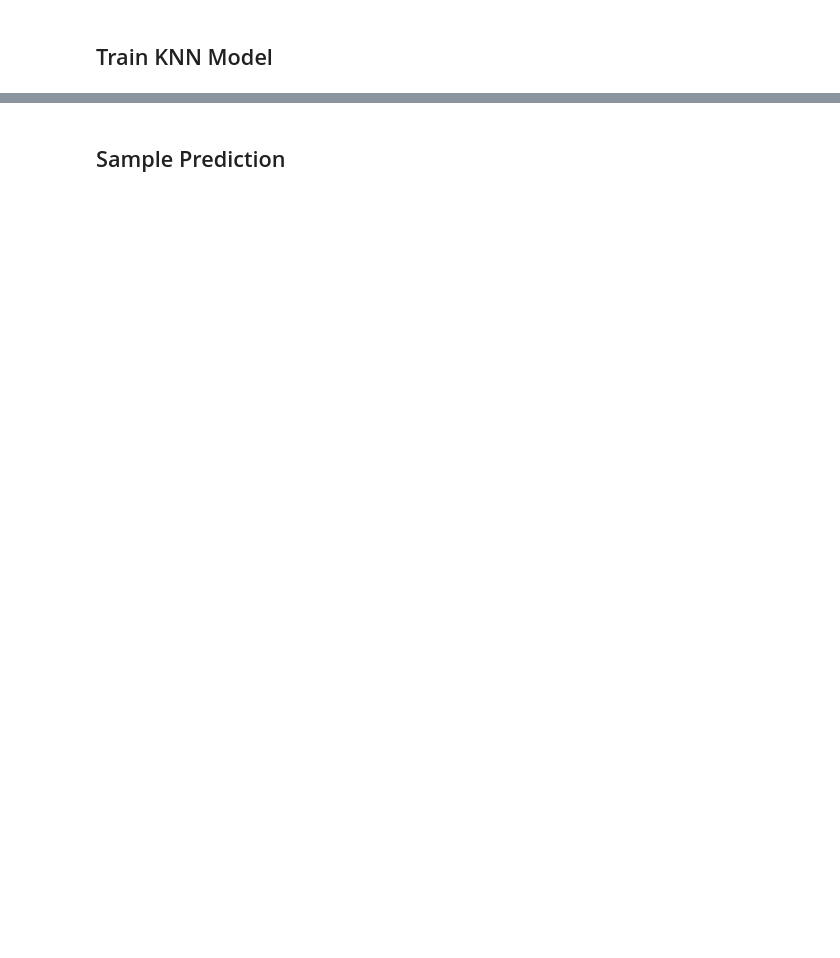
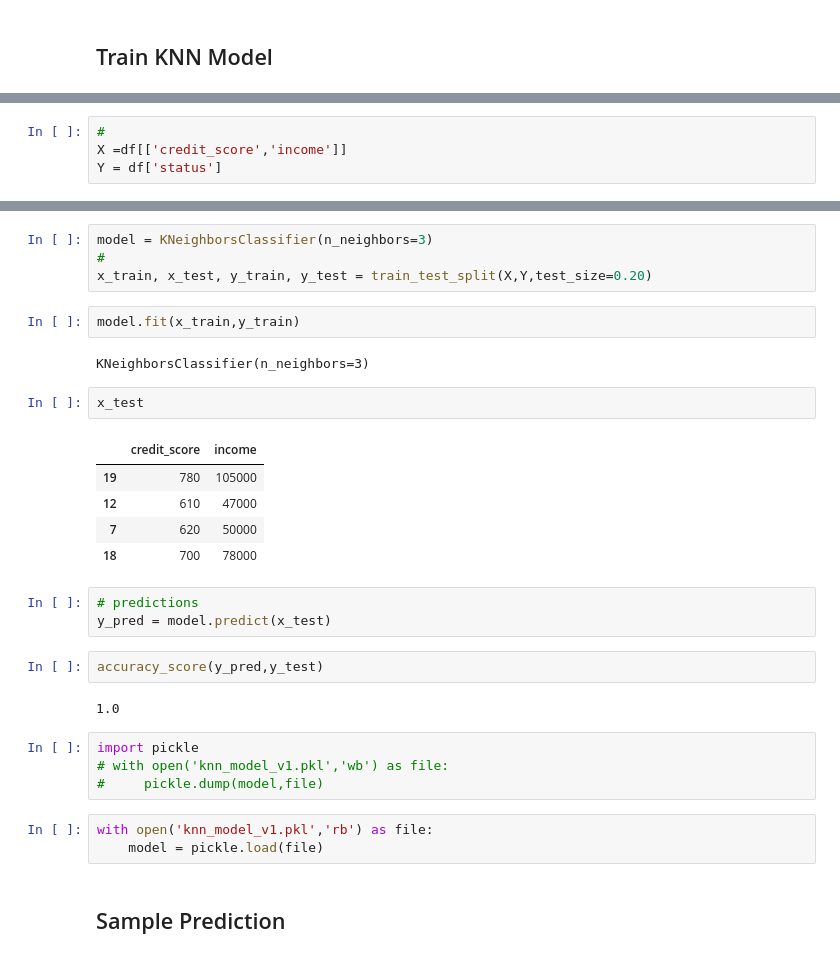
Before and after one commit to rahul8879/ai-engineering_full_stack, a Jupyter notebook: 03_Machine_learning/knn_banking_dummy_data.ipynb, the cells around one changed output, grey strips where cells are left out. Drawn from its saved outputs; the diff is of its cells as text; blank space fills up the shorter version.

```diff
--- a/03_Machine_learning/knn_banking_dummy_data.ipynb
+++ b/03_Machine_learning/knn_banking_dummy_data.ipynb
@@ -86,0 +56,4 @@ plt.show()
+# %%
+#
+X =df[['credit_score','income']]
+Y = df['status']
@@ -87,3 +80,33 @@ plt.show()
+# %%
+model = KNeighborsClassifier(n_neighbors=3)
+#
+x_train, x_test, y_train, y_test = train_test_split(X,Y,test_size=0.20)
+# %%
+model.fit(x_train,y_train)
+# %% [output]
+KNeighborsClassifier(n_neighbors=3)
+# %%
+x_test
+# %% [output]
+|  | credit_score | income |
+| 19 | 780 | 105000 |
+| 12 | 610 | 47000 |
+| 7 | 620 | 50000 |
+| 18 | 700 | 78000 |
+# %%
+# predictions
+y_pred = model.predict(x_test)
+# %%
+accuracy_score(y_pred,y_test)
+# %% [output]
+1.0
+# %%
+import pickle
+# with open('knn_model_v1.pkl','wb') as file:
+#     pickle.dump(model,file)
+# %%
+with open('knn_model_v1.pkl','rb') as file:
+    model = pickle.load(file)
 # %% [markdown]
 ## Sample Prediction
 # %%
```
Also changed, not shown: parts of 13 cells of this notebook, 1 other file.
